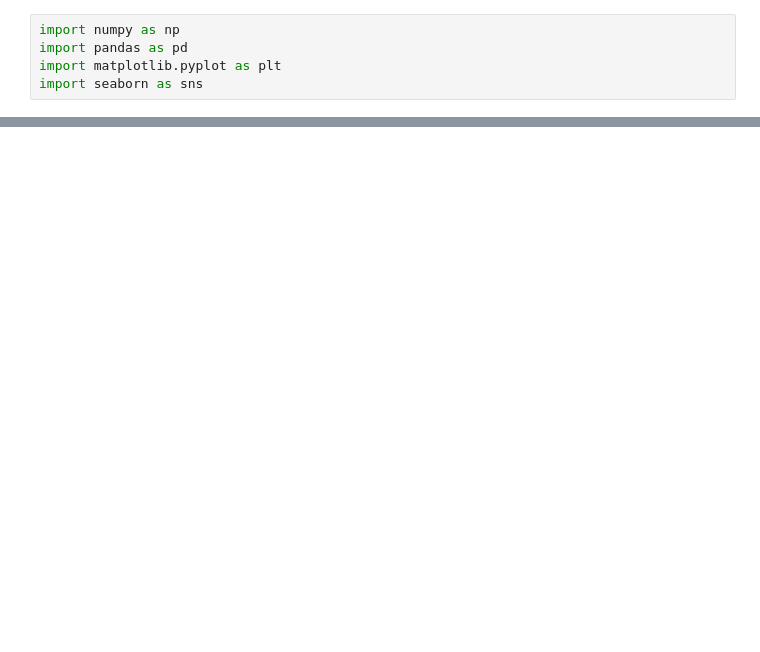
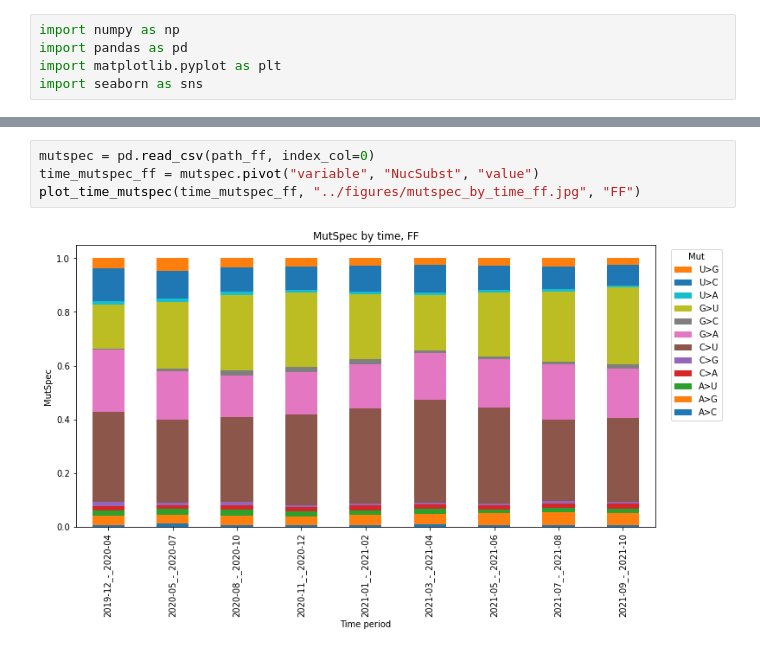
Before and after one commit to KPOTOH/sars-cov-2, a Jupyter notebook: nb/11.plot_time_mutspec.ipynb, the cells around one changed output, grey strips where cells are left out. Saved outputs shown, nothing was run; the diff lists cells and outputs as text; blank space fills up the shorter version.

```diff
--- a/nb/11.plot_time_mutspec.ipynb
+++ b/nb/11.plot_time_mutspec.ipynb
@@ -23,0 +36,6 @@ fig.savefig("../figures/mutspec_by_time.jpg", bbox_inches="tight", pad_inches=.5
+# %%
+mutspec = pd.read_csv(path_ff, index_col=0)
+time_mutspec_ff = mutspec.pivot("variable", "NucSubst", "value")
+plot_time_mutspec(time_mutspec_ff, "../figures/mutspec_by_time_ff.jpg", "FF")
+# %% [output]
+[figure, added]
```
Also changed, not shown: parts of 6 cells of this notebook, 5 other files.
